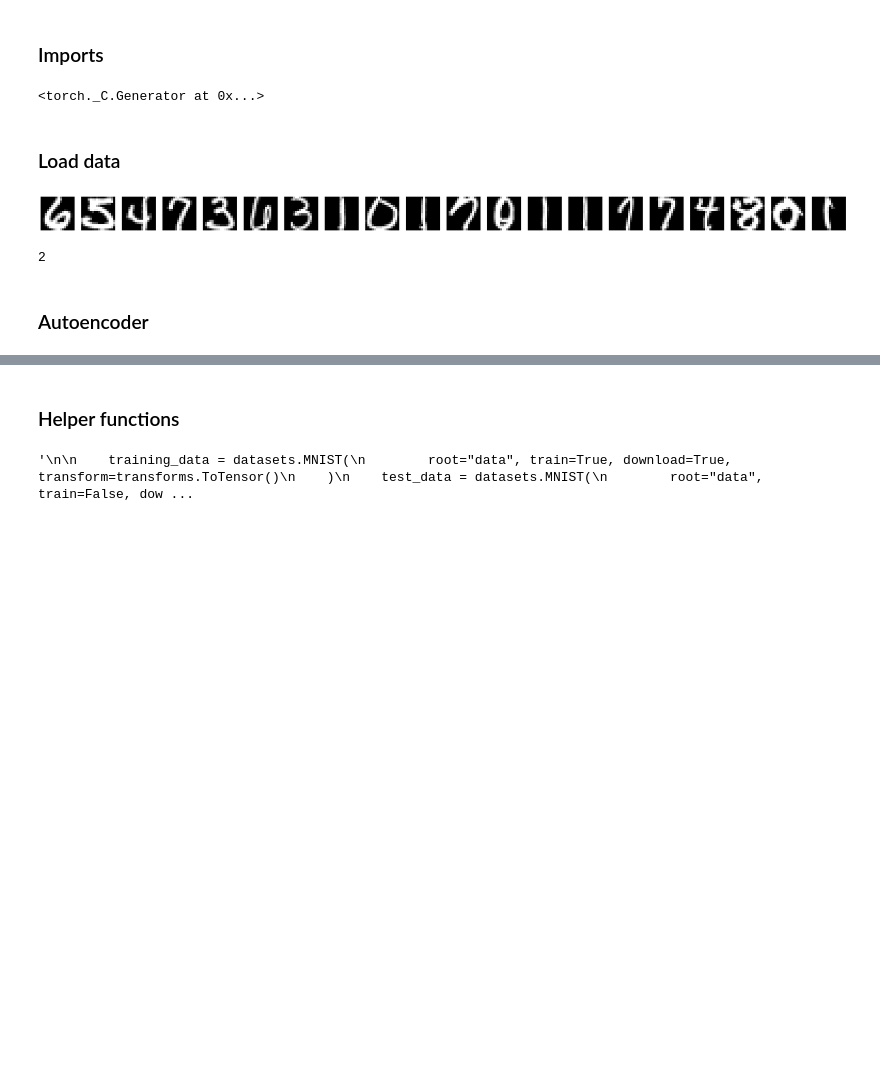
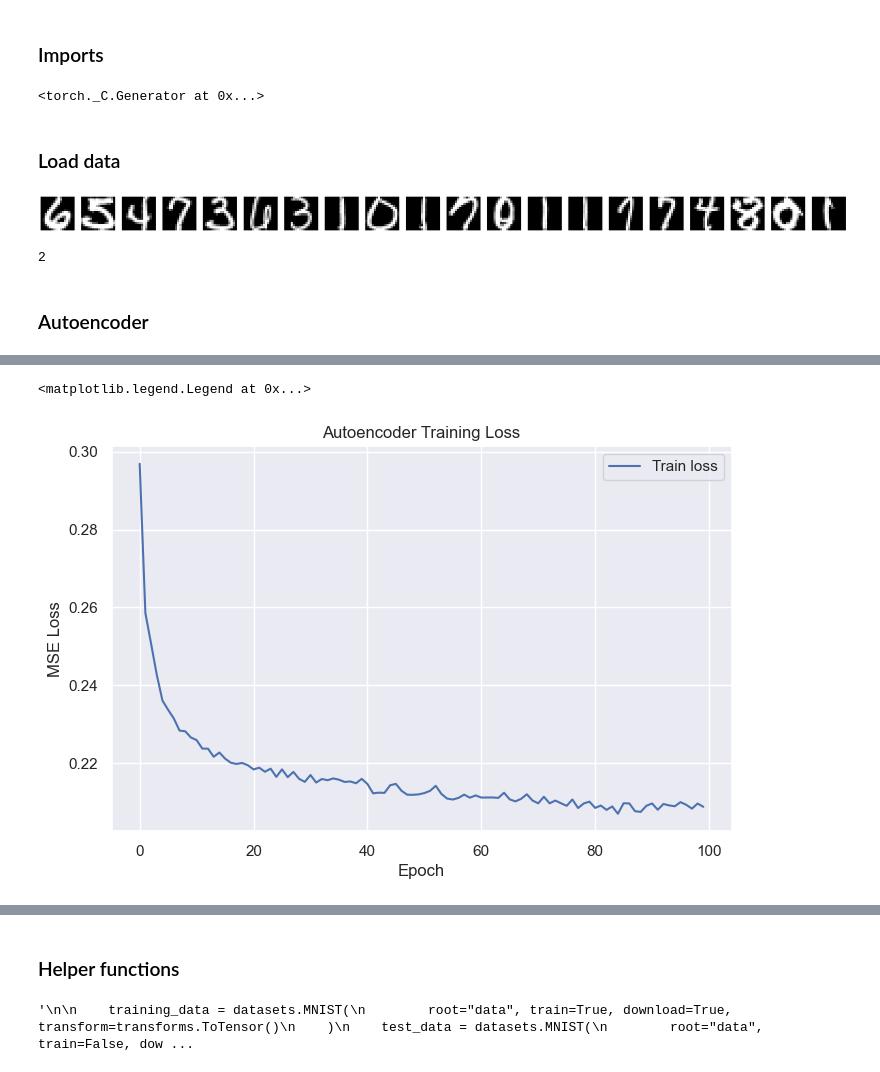
Before and after one commit to WilliamKentoRasmussen/JAX-OPTIMAL-TRANSPORT-FAGPROJECT, a Jupyter notebook: src/B_autoencoders_week12/autoencoder_pytorch.ipynb, the cells around one changed output, grey strips where cells are left out. Drawn from its saved outputs; the diff is of its cells as text; code cells hidden in the pictures; blank space fills up the shorter version.

Commit message:
Task/Got autoencoder to work

```diff
--- a/src/B_autoencoders_week12/autoencoder_pytorch.ipynb
+++ b/src/B_autoencoders_week12/autoencoder_pytorch.ipynb
@@ -73,9 +73,9 @@ class MnistAutoencoder(nn.Module):
 
         # ----- ENCODER -----
         self.encoder = nn.Sequential(
-            nn.Linear(256, 256),
+            nn.Flatten(),
+            nn.Linear(784, 256),
             nn.LeakyReLU(0.02),
-
             nn.Linear(256, 128),
             nn.LeakyReLU(0.02),
             nn.Dropout(0.1),
@@ -98,6 +98,12 @@ class MnistAutoencoder(nn.Module):
             nn.LeakyReLU(0.02),
 
             nn.Linear(256, 256),
+            nn.LeakyReLU(0.02),
+
+            nn.Linear(256, 784),
+
+
+
             nn.Tanh()  # inputs are in [-1, 1]
         )
 
@@ -108,10 +114,10 @@ class MnistAutoencoder(nn.Module):
 
 device = torch.device("cuda" if torch.cuda.is_available() else "cpu")
 # %%
-epochs = 200
+epochs = 100
 model = MnistAutoencoder(latent_dim=2).to(device)
 criterion = nn.MSELoss(reduction='mean')
-lambda_l2 = 0.5
+lambda_l2 = 0.5 # Multiplication factor with loss on
 lambda_opt_wd = 1e-8
 
 optimizer = optim.AdamW(model.parameters(), lr=5e-4, weight_decay=lambda_opt_wd)
@@ -119,25 +125,25 @@ optimizer = optim.AdamW(model.parameters(), lr=5e-4, weight_decay=lambda_opt_wd)
 train_losses = []
 
 def train_model(train_dataloader, model, epochs, criterion, optimizer, device):
-
     for epoch in range(epochs):
         model.train()
         total_train_loss = 0
-
         for imgs, _ in train_dataloader:
             imgs = imgs.to(device)
             optimizer.zero_grad()
 
             # forward pass
             outputs, z = model(imgs)
-            # reconstruction loss
-            recon_loss = criterion(outputs, imgs)
+
+            # reconstruction loss — flatten imgs to match outputs shape (B, 784)
+            recon_loss = criterion(outputs, imgs.view(imgs.size(0), -1))
 
             # Explicit latent L2 regularization: ||z||^2
-            latent_l2 = z.pow(2).sum(dim=1).mean()
+            #latent_l2 = z.pow(2).sum(dim=1).mean()
+            ot_loss = sliced_wasserstein(z)
 
             # total loss
-            loss = recon_loss + lambda_l2 * latent_l2
+            loss = recon_loss + lambda_l2 * ot_loss#latent_l2
 
             # backward
             loss.backward()
@@ -148,7 +154,7 @@ def train_model(train_dataloader, model, epochs, criterion, optimizer, device):
         train_losses.append(total_train_loss / len(train_dataloader.dataset))
 
         if (epoch + 1) % 10 == 0 or epoch == 0:
-            print(f"Epoch {epoch+1}/{epochs} - Train Loss: {train_losses[-1]:.4f} = {recon_loss} + {lambda_l2}*{latent_l2}")
+            print(f"Epoch {epoch+1}/{epochs} - Train Loss: {train_losses[-1]:.4f} = {recon_loss:.4f} + {lambda_l2}*{ot_loss:.4f}") #{latent_l2:.4f}")
 
     return model, train_losses
 
@@ -161,5 +167,6 @@ plt.plot(train_losses, label="Train loss")
 plt.xlabel("Epoch")
 plt.ylabel("MSE Loss")
 plt.title("Autoencoder Training Loss")
+plt.savefig("./data/standard-autoencoder.png")
 plt.legend()
 # %% [output]
@@ -166,0 +184,2 @@ NameError: name 'train_dataloader' is not defined
+<matplotlib.legend.Legend at 0x...>
+[figure, added]
```
Also changed, not shown: parts of 6 cells of this notebook, 1 other file.
